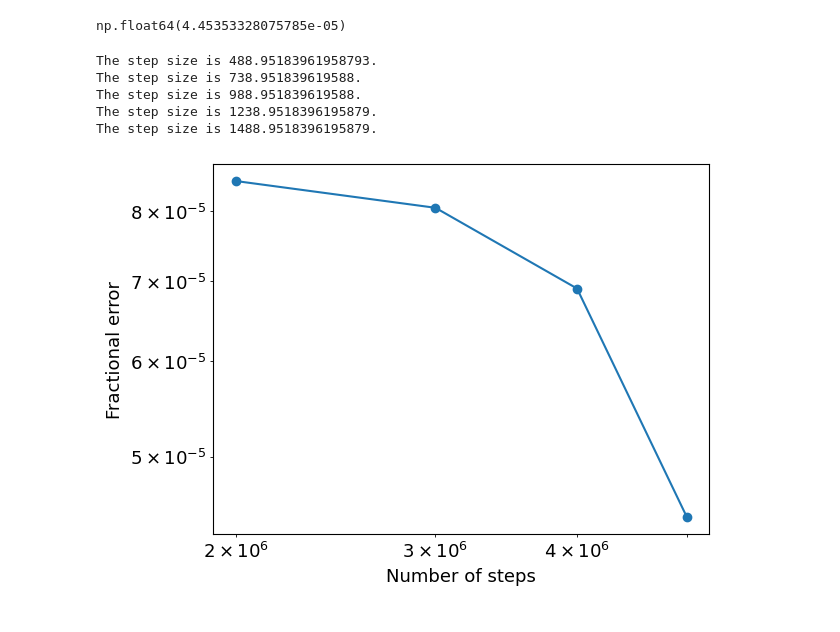
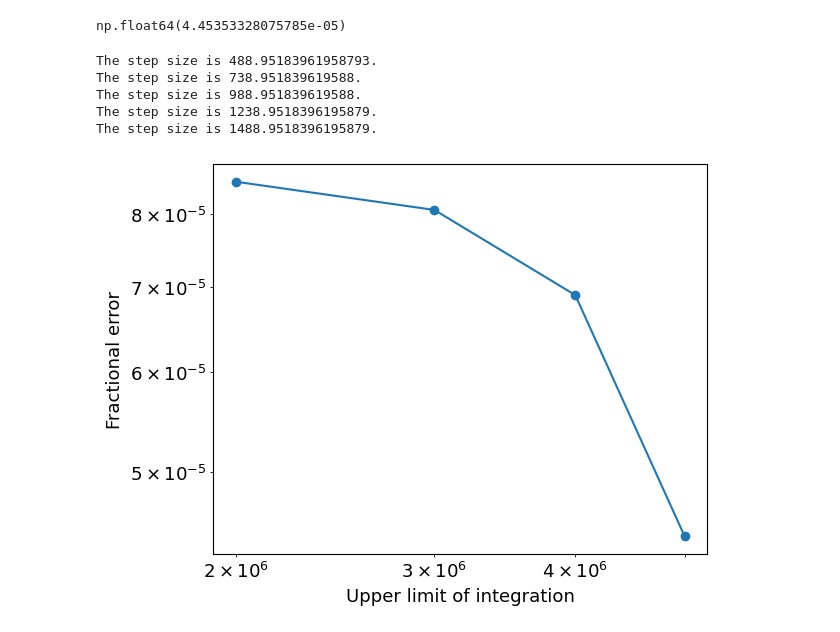
Before and after one commit to kparrine/Computational_Astro, a Jupyter notebook: C3/C3.ipynb, the cells around one changed output. Cells and saved outputs as stored; diff of their text form; code cells hidden in the pictures.

Commit message:
Fixing y-axis plot label

```diff
--- a/C3/C3.ipynb
+++ b/C3/C3.ipynb
@@ -691,26 +691,27 @@ np.float64(4.45353328075785e-05)
 # %%
 N_fixed = 4000 #fix num of steps so only focusing on incr upper bound velocity
 vmax_list = [2e6, 3e6, 4e6, 5e6, 6e6]
 P_vmax = []
 
 for vmax in vmax_list:
     x_vals, y_vals,h = RK4(v_min, vmax, 0.0, steps=N_fixed)
     P_vmax.append(y_vals[-1])
 
 P_ref = P_vmax[-1] #high res to compare to
 
 #fractional error
 rel_vmax_errors = [abs(P - P_ref)/abs(P_ref) for P in P_vmax[:-1]]
 
 plt.loglog(vmax_list[:-1], rel_vmax_errors, 'o-')
-plt.xlabel("Number of steps")
 plt.ylabel("Fractional error")
+plt.xlabel("Upper limit of integration")
+plt.tight_layout()
 plt.savefig("Con_vmax.png",dpi=300)
 plt.show()
 # %% [output]
 The step size is 488.95183961958793.
 The step size is 738.951839619588.
 The step size is 988.951839619588.
 The step size is 1238.9518396195879.
 The step size is 1488.9518396195879.
-[figure, old version]
+[figure, new version]
```
Also changed, not shown: 1 other file.
